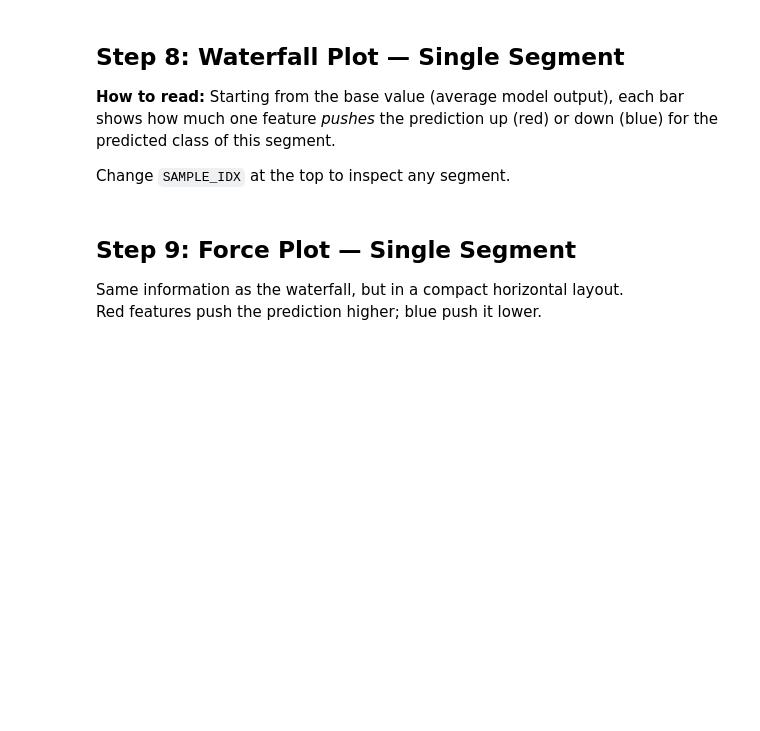
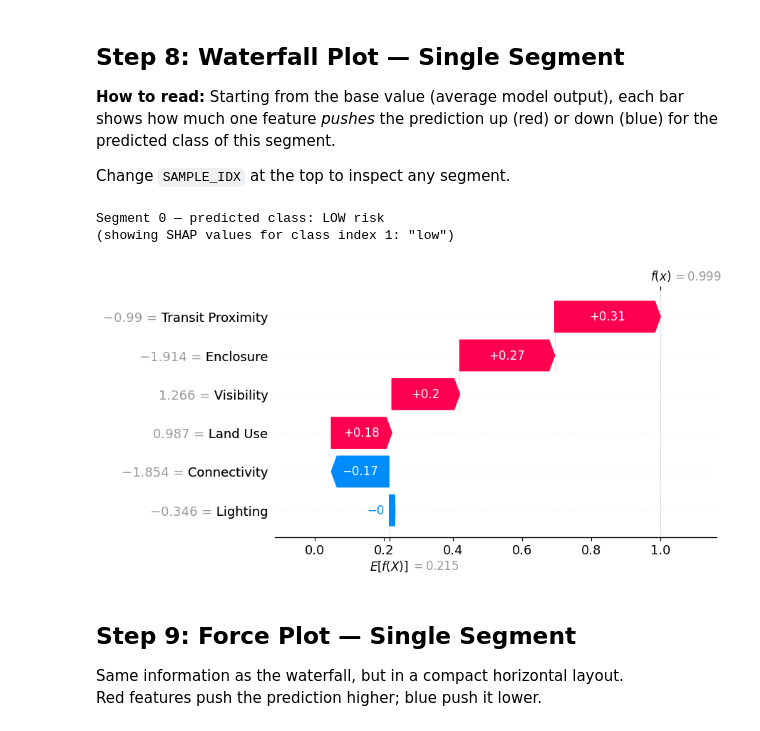
Before and after one commit to modnas-m/MaCAD26-G01-DataEncoding, a Jupyter notebook: notebooks/07_SHAP.ipynb, the cells around one changed output. Cells and saved outputs as stored; diff of their text form; code cells hidden in the pictures; blank space fills up the shorter version.

Commit message:
shap incorporated

```diff
--- a/notebooks/07_SHAP.ipynb
+++ b/notebooks/07_SHAP.ipynb
@@ -105,8 +151,11 @@ print(X_df.describe().round(3))
 `shap.LinearExplainer` is exact for logistic/linear models — no sampling needed, no speed trade-off.
 It returns one SHAP matrix per class (`shap_values` has shape `(n_samples, n_features, n_classes)`).
 # %%
-explainer   = shap.LinearExplainer(model, X_scaled, feature_perturbation='correlation_dependent')
-shap_values = explainer(X_scaled)   # Explanation object: .values shape = (n, features, classes)
+# SHAP's linear explainer can fail on multiclass logistic regression in correlation-dependent mode.
+# Use the model's probability function with a tabular masker so all three classes are explained safely.
+explainer   = shap.Explainer(model.predict_proba, shap.maskers.Independent(X_df), output_names=classes)
+shap_values = explainer(X_df)   # Explanation object: .values shape = (n, features, classes)
+base_values = np.asarray(shap_values.base_values)
 
 print('✓ SHAP values computed')
 print('  shap_values.values shape:', shap_values.values.shape)
@@ -176,18 +245,22 @@ Change `SAMPLE_IDX` at the top to inspect any segment.
 # %%
 predicted_class     = df['risk_class'].iloc[SAMPLE_IDX]
 predicted_class_idx = classes.index(predicted_class)
 
 print(f'Segment {SAMPLE_IDX} — predicted class: {predicted_class.upper()} risk')
 print(f'(showing SHAP values for class index {predicted_class_idx}: "{predicted_class}")')
 
 exp_single = shap.Explanation(
     values       = shap_values.values[SAMPLE_IDX, :, predicted_class_idx],
-    base_values  = explainer.expected_value[predicted_class_idx],
+    base_values  = base_values[SAMPLE_IDX, predicted_class_idx],
     data         = X_df.iloc[SAMPLE_IDX].values,
     feature_names= FEATURE_LABELS,
 )
 
 shap.plots.waterfall(exp_single)
+# %% [output]
+Segment 0 — predicted class: LOW risk
+(showing SHAP values for class index 1: "low")
+[figure, added]
 # %% [markdown]
 ## Step 9: Force Plot — Single Segment
 
```
Also changed, not shown: parts of 11 cells of this notebook, 2 other files.
